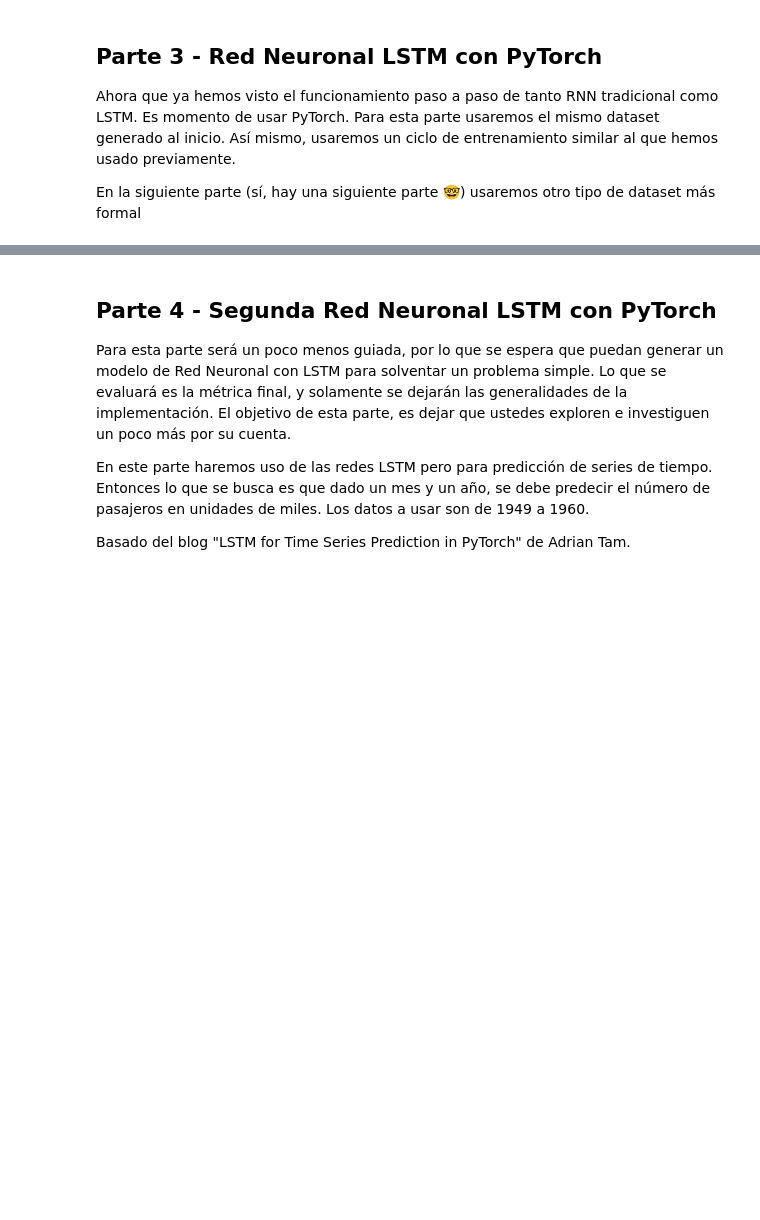
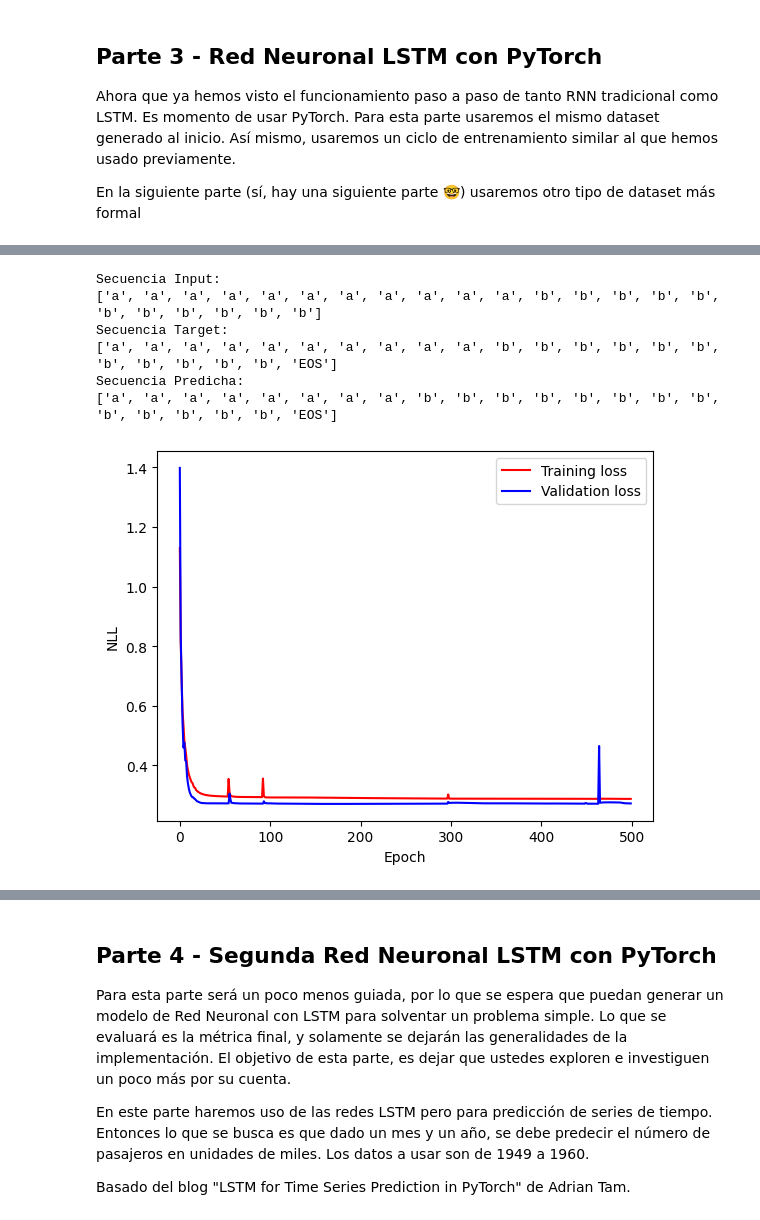
Before and after one commit to FabianKel/DL-LAB3, a Jupyter notebook: lab3-1.ipynb, the cells around one changed output, grey strips where cells are left out. Cells and saved outputs as stored; diff of their text form; code cells hidden in the pictures; blank space fills up the shorter version.

```diff
--- a/lab3-1.ipynb
+++ b/lab3-1.ipynb
@@ -1451,13 +1451,13 @@ class Net(nn.Module):
         super(Net, self).__init__()
 
         # Aprox 1-3 lineas de codigo para declarar una capa LSTM
-        # self.lstm =
+        self.lstm = nn.LSTM(input_size=vocab_size, hidden_size=50, num_layers=1, bidirectional=False)
         # Hint: Esta tiene que tener el input_size del tamaño del vocabulario,
         #     debe tener 50 hidden states (hidden_size)
         #     una layer
         #     y NO (False) debe ser bidireccional
         # YOUR CODE HERE
-        raise NotImplementedError()
+        # raise NotImplementedError()
 
         # Layer de salida (output)
         self.l_out = nn.Linear(in_features=50,
@@ -1486,10 +1491,10 @@ num_epochs = 500
 net = Net()
 
 # Aprox 2 lineas para definir la función de perdida y el optimizador
-# criterion = # Use CrossEntropy
-# optimizer = # Use Adam con lr=3e-4
+criterion = nn.CrossEntropyLoss()
+optimizer =  torch.optim.Adam(net.parameters(), lr=1e-3) # Use Adam con lr=3e-4
 # YOUR CODE HERE
-raise NotImplementedError()
+# raise NotImplementedError()
 
 # Perdida
 training_loss, validation_loss = [], []
@@ -1519,15 +1524,15 @@ for i in range(num_epochs):
         targets_idx = torch.LongTensor(targets_idx)
 
         # Aprox 1 linea para el Forward
-        # outputs =
+        outputs = net(inputs_one_hot)
         # YOUR CODE HERE
-        raise NotImplementedError()
+        # raise NotImplementedError()
 
         # Aprox 1 linea para calcular la perdida
-        # loss =
+        loss = criterion(outputs, targets_idx)
         # Hint: Use el criterion definido arriba
         # YOUR CODE HERE
-        raise NotImplementedError()
+        # raise NotImplementedError()
 
         # Actualizacion de la perdida
         epoch_validation_loss += loss.detach().numpy()
@@ -1550,22 +1555,22 @@ for i in range(num_epochs):
         targets_idx = torch.LongTensor(targets_idx)
 
         # Aprox 1 linea para el Forward
-        # outputs =
+        outputs = net(inputs_one_hot)
         # YOUR CODE HERE
-        raise NotImplementedError()
+        # raise NotImplementedError()
 
         # Aprox 1 linea para calcular la perdida
-        # loss =
+        loss = criterion(outputs, targets_idx)
         # Hint: Use el criterion definido arriba
         # YOUR CODE HERE
-        raise NotImplementedError()
+        # raise NotImplementedError()
 
         # Aprox 3 lineas para definir el backward
-        # optimizer.
-        # loss.
-        # optimizer.
+        optimizer.zero_grad()
+        loss.backward()
+        optimizer.step()
         # YOUR CODE HERE
-        raise NotImplementedError()
+        # raise NotImplementedError()
 
         # Actualizacion de la perdida
         epoch_training_loss += loss.detach().numpy()
@@ -1592,36 +1618,44 @@ inputs, targets = test_set[1]
 inputs_one_hot = one_hot_encode_sequence(inputs, vocab_size)
 targets_idx = [word_to_idx[word] for word in targets]
 
 # Convertir el input a un tensor
 inputs_one_hot = torch.Tensor(inputs_one_hot)
 inputs_one_hot = inputs_one_hot.permute(0, 2, 1)
 
 # Convertir el target a un tensor
 targets_idx = torch.LongTensor(targets_idx)
 
 
 # Aprox 1 linea para el Forward
-# outputs =
+outputs = net(inputs_one_hot)
 # YOUR CODE HERE
-raise NotImplementedError()
+# raise NotImplementedError()
 
 print("Secuencia Input:")
 print(inputs)
 
 print("Secuencia Target:")
 print(targets)
 
 print("Secuencia Predicha:")
-print([idx_to_word[np.argmax(output)] for output in outputs])
+print([idx_to_word[output.detach().argmax().item()] for output in outputs])
 
 # Graficar la perdida en training y validacion
 epoch = np.arange(len(training_loss))
 plt.figure()
 plt.plot(epoch, training_loss, 'r', label='Training loss',)
 plt.plot(epoch, validation_loss, 'b', label='Validation loss')
 plt.legend()
 plt.xlabel('Epoch'), plt.ylabel('NLL')
 plt.show()
+# %% [output]
+Secuencia Input:
+['a', 'a', 'a', 'a', 'a', 'a', 'a', 'a', 'a', 'a', 'a', 'b', 'b', 'b', 'b', 'b', 'b', 'b', 'b', 'b', 'b', 'b']
+Secuencia Target:
+['a', 'a', 'a', 'a', 'a', 'a', 'a', 'a', 'a', 'a', 'b', 'b', 'b', 'b', 'b', 'b', 'b', 'b', 'b', 'b', 'b', 'EOS']
+Secuencia Predicha:
+['a', 'a', 'a', 'a', 'a', 'a', 'a', 'a', 'b', 'b', 'b', 'b', 'b', 'b', 'b', 'b', 'b', 'b', 'b', 'b', 'b', 'EOS']
+[figure, added]
 # %% [markdown]
 #### Preguntas
 
```
Also changed, not shown: parts of 17 cells of this notebook.
